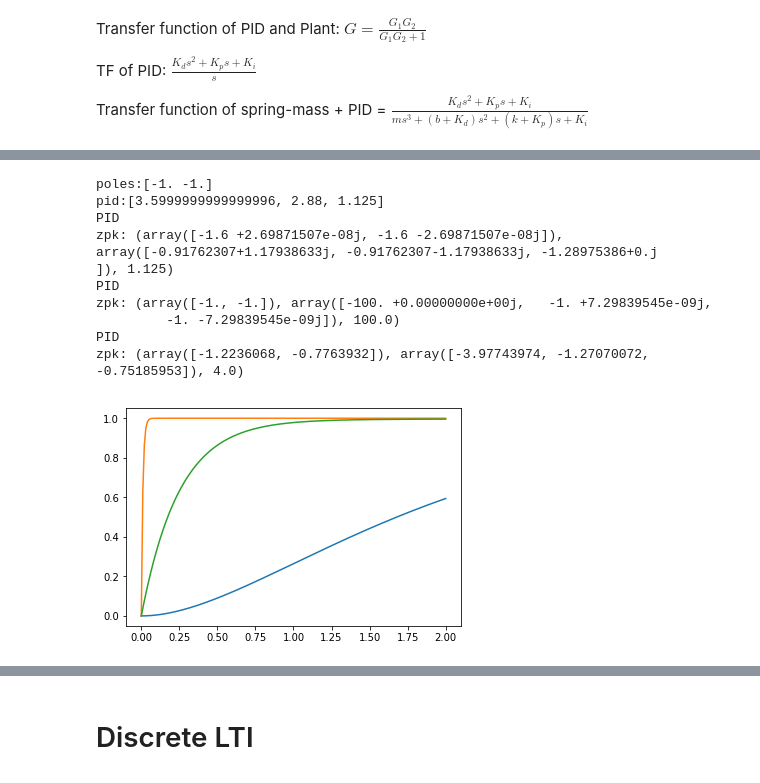
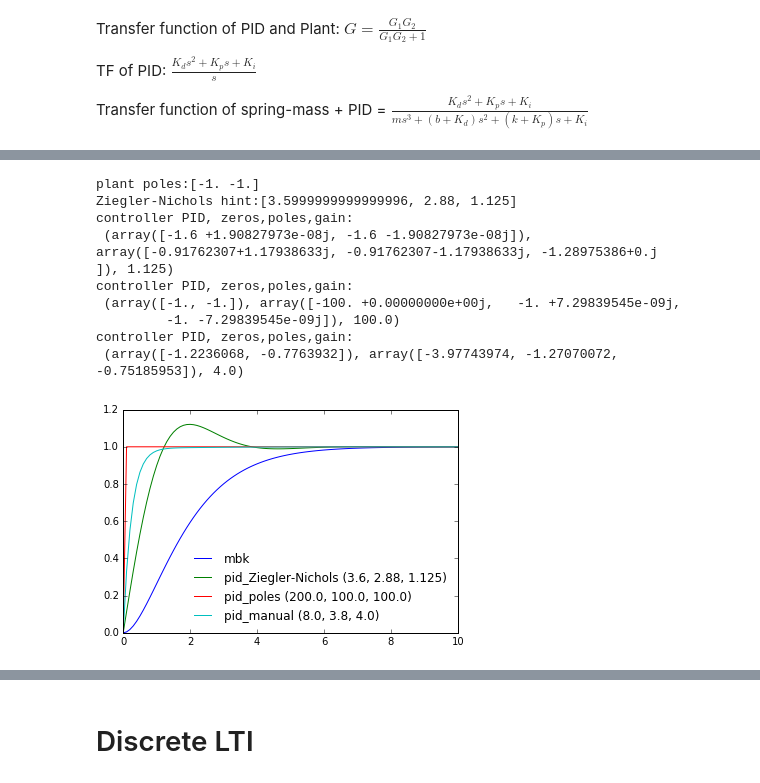
Before and after one commit to ASukhanov/Control, a Jupyter notebook: lti.ipynb, the cells around one changed output, grey strips where cells are left out. Cells and saved outputs as stored; diff of their text form; code cells hidden in the pictures.

```diff
--- a/lti.ipynb
+++ b/lti.ipynb
@@ -158,11 +174,11 @@ TF of PID: $\frac{K_ds^2+K_ps+K_i}s$
 Transfer function of spring-mass + PID = $\frac {K_ds^2+K_ps+K_i} {ms^3+(b+K_d)s^2+(k+K_p)s+K_i}$
 # %%
 # Let's take spring-mass system
-m, b, k = 1., 10., 20. # PID parameters Kp, Ki, Kd = 350., 300., 50.
+mbk = 1., 10., 20. # PID parameters Kp, Ki, Kd = 350., 300., 50.
 #m, b, k = 2., 0.6, 1.
-system = spring_mass_system(m,b,k)
-print system.poles
-t = np.linspace(0, 50)
+system = spring_mass_system(mbk)
+#print system.poles
+t = np.linspace(0, 2)
 u = np.ones_like(t)
 initial_state = [0.,0.]
 tout, y, x = signal.lsim(system, u, t, X0=initial_state)
@@ -174,19 +189,16 @@ plt.show()
 # %%
 def pid_spring_mass(mbk,pid):
     if pid[1] == 0.:
-        # P or PD controller
-        print 'P/PD'
+        controller_type = 'P/PD'
         num = [pid[2], pid[0]]
         den = [mbk[0], mbk[1] + pid[2], mbk[2] + pid[0]]
     elif pid[2] == 0.:
-        # PI or I controller
-        print 'PI'
+        controller_type = 'PI/I'
         num = [pid[0], pid[1]]
         den = [mbk[0], mbk[1], mbk[2] + pid[0], pid[1]]
     else:
-        # PID controller
-        print 'PID'
+        controller_type = 'PID'
         num = [pid[2], pid[0], pid[1]]
         den = [mbk[0], mbk[1] + pid[2], mbk[2] + pid[0], pid[1]]
-    print('zpk: '+str(signal.tf2zpk(num,den)))
+    print('controller:'+controller_type+', zeros,poles,gain:\n '+str(signal.tf2zpk(num,den)))
     return signal.lti(num,den)
@@ -225,46 +241,52 @@ zpk: (array([-6., -1.]), array([-53.14400655,  -5.89905365,  -0.9569398 ]), 50.0
 # %%
 # PID with SMS(1, 2., 1.)
-t = np.linspace(0, 2,200)
+t = np.linspace(0, 10,101)
 u = np.ones_like(t)*1.
 X0 = [0.,0.]
 
 #m,b,k = 1., 10., 20.
 #pid = [350., 300., 50.] # PID controller is correct
 #pid = [300., 0., 0.] # P controller is correct
 #pid = [300., 0., 10.] # PD controller is correct
 #pid = [30., 70., 0.] # PI is correct
 
-m,b,k = 1, 2., 1.
-print('poles:'+str(spring_mass_system(m,b,k).poles))
+mbk = 1, 2., 1.
+print('plant poles:'+str(spring_mass_system(mbk).poles))
+tout, y, x = signal.lsim(spring_mass_system(mbk), u, t, X0=X0)
+plt.plot(tout, y,label='mbk')
 
 #Ziegler-Nichols tuning
 #pid = [10, 0., 0.]
 #pid = [10., 3., 0.] # 3 oscillations
 pid = [4., 0., 0.] # start of oscillations, Tu = 3
-Ku = 4.; Tu = 3.
-Ku, Tu = 6., 2.5 # 3.6, 2.88, 1.125
+Ku = 4.; Tu = 3. # # it gives pid = 2.4, 1.6, 0.9
+Ku, Tu = 6., 2.5 # it gives pid = 3.6, 2.88, 1.125
 pid = [0.6*Ku, 1.2*Ku/Tu, 3.*Ku*Tu/40.]
-print('pid:'+str(pid))
-# it gives pid = 2.4, 1.6, 0.9
+print('Ziegler-Nichols hint:'+str(pid))
 
-tout, y, x = signal.lsim(spring_mass_system(m,b,k), u, t, X0=X0)
-plt.plot(tout, y)
-system = pid_spring_mass([m,b,k],pid)
-tout1, y1, x1 = signal.lsim(pid_spring_mass([m,b,k],[200., 100., 100.]), u, t)
-plt.plot(tout1, y1)
-tout2, y2, x2 = signal.lsim(pid_spring_mass([m,b,k],[8.0, 3.8, 4.]), u, t)
-plt.plot(tout2, y2)
+pid_zn = 3.6, 2.88, 1.125
+toutzn, yzn, xzn = signal.lsim(pid_spring_mass(mbk,pid_zn), u, t)
+plt.plot(toutzn, yzn, label='pid_Ziegler-Nichols '+str(pid_zn))
+
+pid_neg_poles = 200., 100., 100. # pid for mbk-plant with poles -100,-1.,-1
+tout1, y1, x1 = signal.lsim(pid_spring_mass(mbk,pid_neg_poles), u, t)
+plt.plot(tout1, y1, label='pid_poles '+str(pid_neg_poles))
+
+pid_manual = 8.0, 3.8, 4.
+tout2, y2, x2 = signal.lsim(pid_spring_mass(mbk,pid_manual), u, t)
+plt.plot(tout2, y2, label='pid_manual '+str(pid_manual))
+
+plt.legend(loc='lower right', frameon=False)
 plt.show()
-
 # Summary: for SMS(1,2,1) the optimal pid is (8.0, 3.8, 4.)
 # %% [output]
-poles:[-1. -1.]
-pid:[3.5999999999999996, 2.88, 1.125]
-PID
-zpk: (array([-1.6 +2.69871507e-08j, -1.6 -2.69871507e-08j]), array([-0.91762307+1.17938633j, -0.91762307-1.17938633j, -1.28975386+0.j        ]), 1.125)
-PID
-zpk: (array([-1., -1.]), array([-100. +0.00000000e+00j,   -1. +7.29839545e-09j,
+plant poles:[-1. -1.]
+Ziegler-Nichols hint:[3.5999999999999996, 2.88, 1.125]
+controller PID, zeros,poles,gain:
+ (array([-1.6 +1.90827973e-08j, -1.6 -1.90827973e-08j]), array([-0.91762307+1.17938633j, -0.91762307-1.17938633j, -1.28975386+0.j        ]), 1.125)
+controller PID, zeros,poles,gain:
+ (array([-1., -1.]), array([-100. +0.00000000e+00j,   -1. +7.29839545e-09j,
          -1. -7.29839545e-09j]), 100.0)
-PID
-zpk: (array([-1.2236068, -0.7763932]), array([-3.97743974, -1.27070072, -0.75185953]), 4.0)
+controller PID, zeros,poles,gain:
+ (array([-1.2236068, -0.7763932]), array([-3.97743974, -1.27070072, -0.75185953]), 4.0)
-[figure, old version]
+[figure, new version]
```
Also changed, not shown: parts of 20 cells of this notebook.
